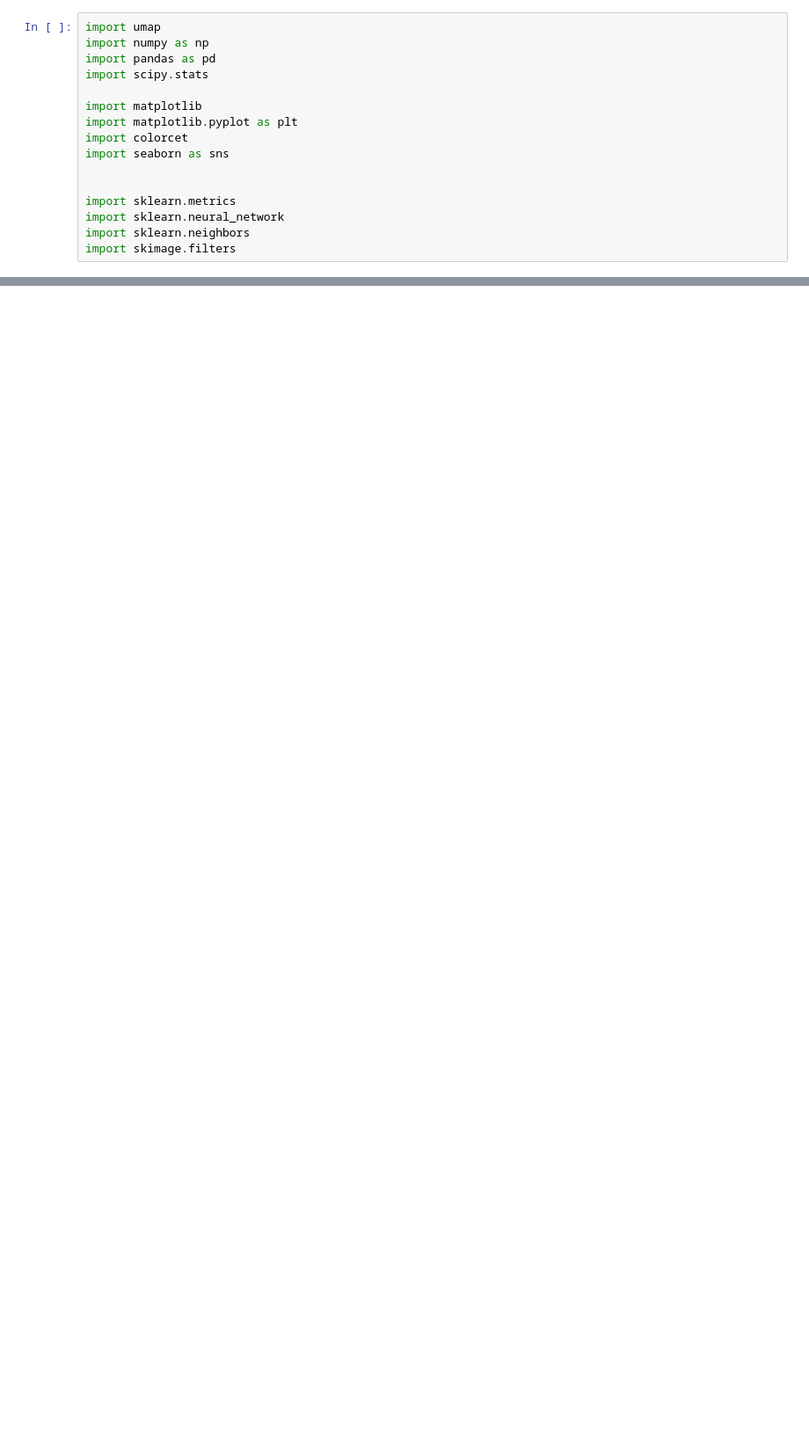
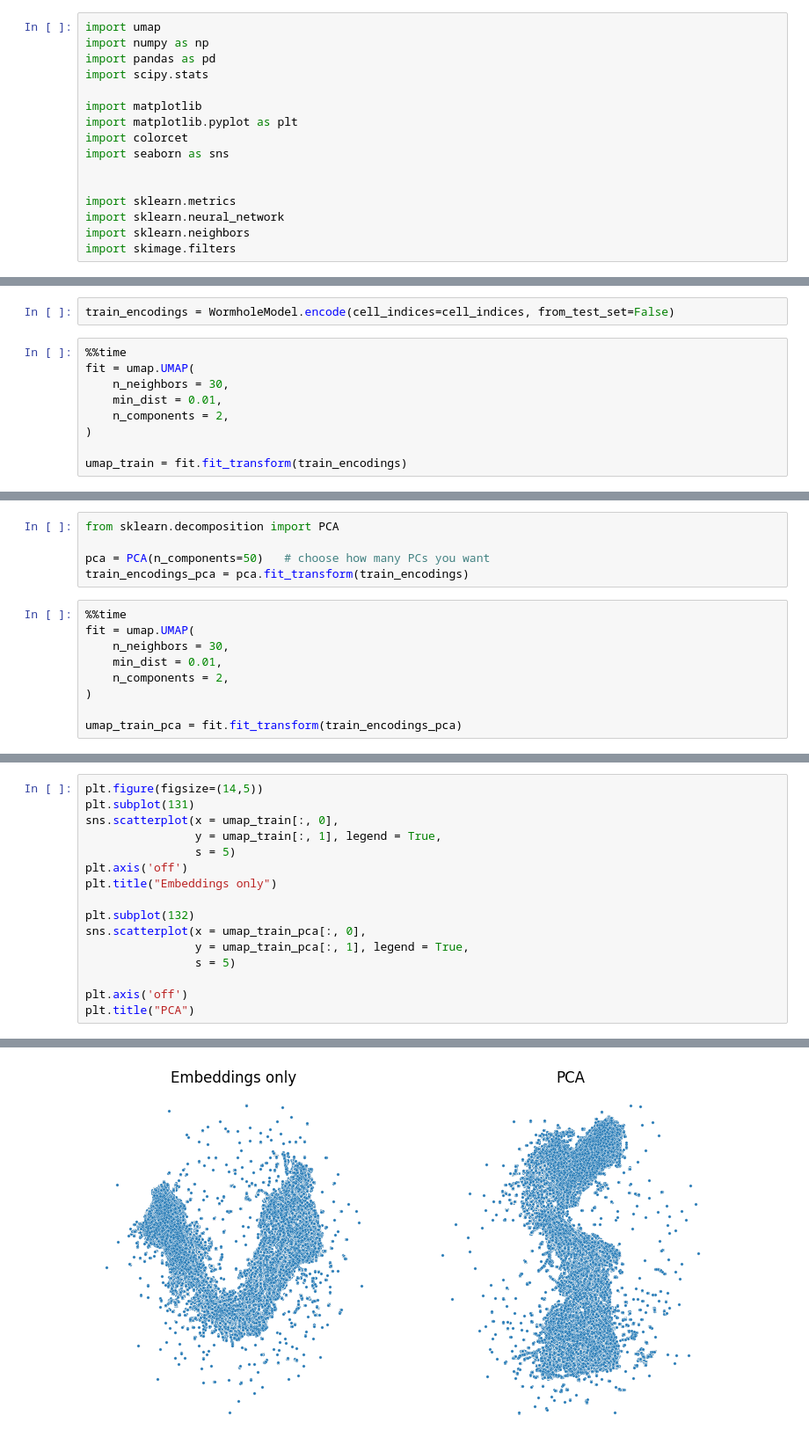
Before and after one commit to TaeWooJung/wormhole_ot, a Jupyter notebook: experiments/Visium_HD_prad_implement.ipynb, the cells around one changed output, grey strips where cells are left out. Shown at 88% size. Drawn from its saved outputs; the diff is of its cells as text; blank space fills up the shorter version.

```diff
--- a/experiments/Visium_HD_prad_implement.ipynb
+++ b/experiments/Visium_HD_prad_implement.ipynb
@@ -66,0 +103,11 @@ np.float64(61.0)
+# %%
+train_encodings = WormholeModel.encode(cell_indices=cell_indices, from_test_set=False)
+# %%
+%%time
+fit = umap.UMAP(
+    n_neighbors = 30,
+    min_dist = 0.01,
+    n_components = 2,
+)
+
+umap_train = fit.fit_transform(train_encodings)
@@ -66,0 +117,14 @@ np.float64(61.0)
+# %%
+from sklearn.decomposition import PCA
+
+pca = PCA(n_components=50)   # choose how many PCs you want
+train_encodings_pca = pca.fit_transform(train_encodings)
+# %%
+%%time
+fit = umap.UMAP(
+    n_neighbors = 30,
+    min_dist = 0.01,
+    n_components = 2,
+)
+
+umap_train_pca = fit.fit_transform(train_encodings_pca)
@@ -66,0 +267,17 @@ np.float64(61.0)
+# %%
+plt.figure(figsize=(14,5))
+plt.subplot(131)
+sns.scatterplot(x = umap_train[:, 0],
+                y = umap_train[:, 1], legend = True,
+                s = 5)
+plt.axis('off')
+plt.title("Embeddings only")
+
+plt.subplot(132)
+sns.scatterplot(x = umap_train_pca[:, 0],
+                y = umap_train_pca[:, 1], legend = True,
+                s = 5)
+
+plt.axis('off')
+plt.title("PCA")
+# %% [output]
@@ -66,0 +285 @@ np.float64(61.0)
+[figure, added]
```
Also changed, not shown: parts of 25 cells of this notebook, 6 other files.
